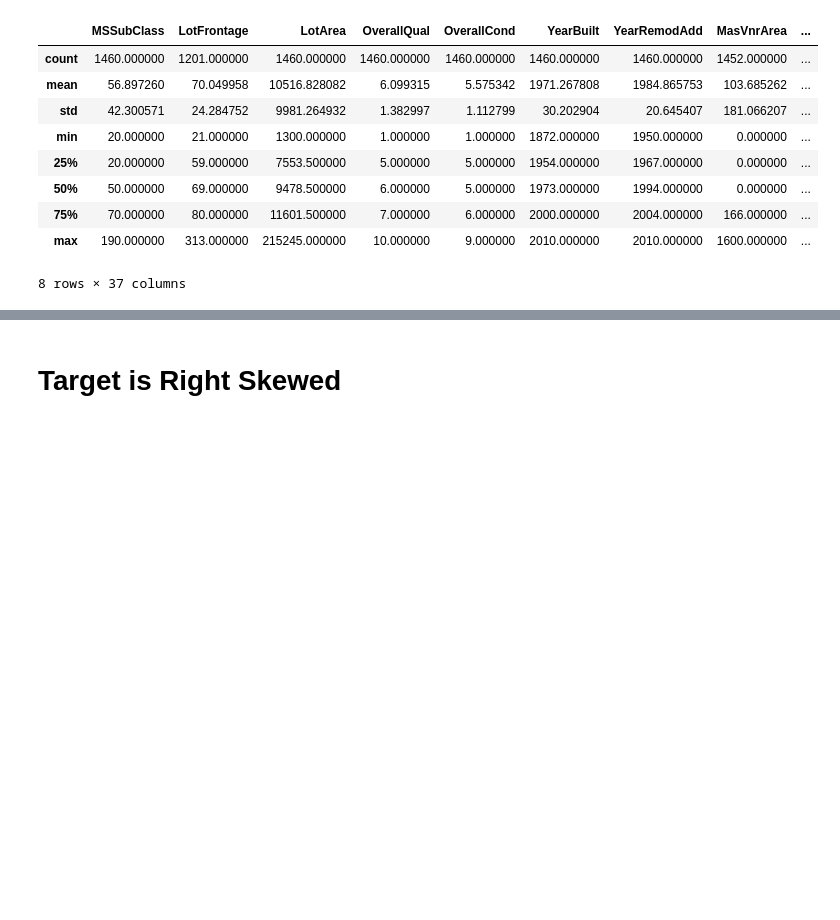
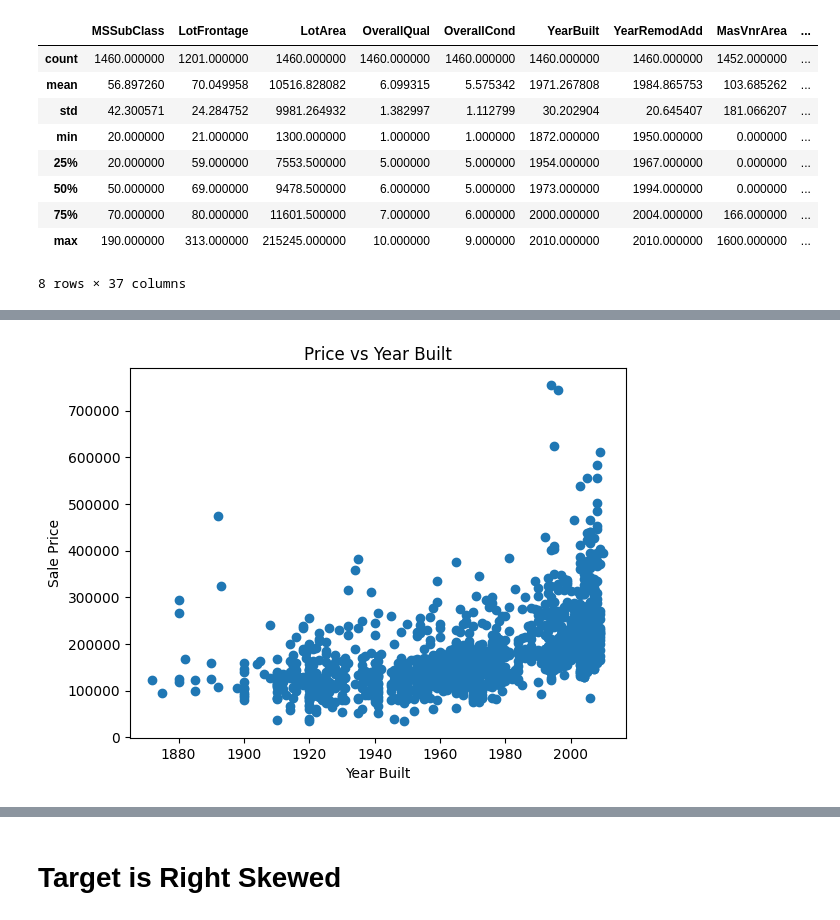
Before and after one commit to jdwatson08/House-Price-Model, a Jupyter notebook: House_price_model.ipynb, the cells around one changed output, grey strips where cells are left out. Drawn from its saved outputs; the diff is of its cells as text; code cells hidden in the pictures; blank space fills up the shorter version.

```diff
--- a/House_price_model.ipynb
+++ b/House_price_model.ipynb
@@ -143,0 +142,8 @@ Index(['MSSubClass', 'MSZoning', 'LotFrontage', 'LotArea', 'Street',
+# %%
+plt.scatter(df['YearBuilt'], df['SalePrice'])
+plt.xlabel("Year Built")
+plt.ylabel("Sale Price")
+plt.title("Price vs Year Built")
+plt.show()
+# %% [output]
+[figure, added]
```
Also changed, not shown: parts of 11 cells of this notebook.
